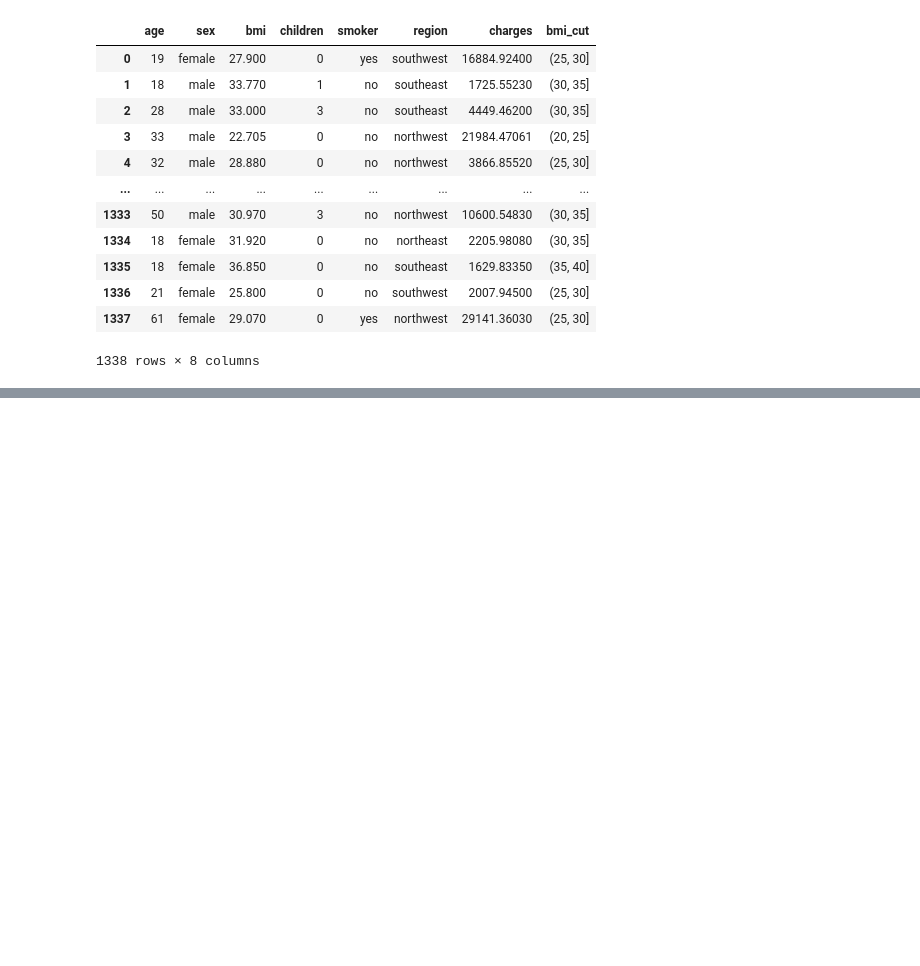
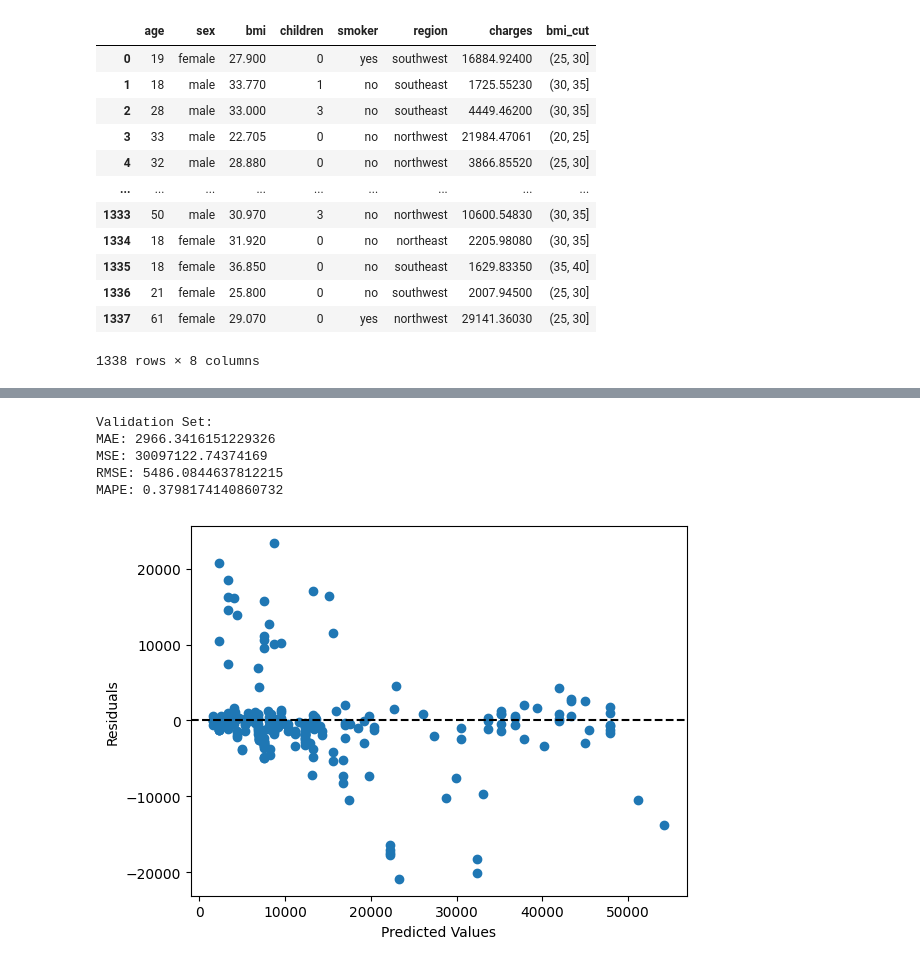
Before and after one commit to johann-wg/Kaggle, a Jupyter notebook: kaggle_medical_cost.ipynb, the cells around one changed output, grey strips where cells are left out. Saved outputs shown, nothing was run; the diff lists cells and outputs as text; code cells hidden in the pictures; blank space fills up the shorter version.

```diff
--- a/kaggle_medical_cost.ipynb
+++ b/kaggle_medical_cost.ipynb
@@ -113,0 +132,4 @@ data
+# %%
+scaler = MinMaxScaler()
+scaler.fit_transform(X_train)
+scaler.transform(X_test)
@@ -113,0 +150,37 @@ data
+# %%
+from sklearn.tree import DecisionTreeRegressor
+
+dt = DecisionTreeRegressor(max_depth=7, min_samples_leaf=2, min_samples_split=2)
+dt.fit(X_train, y_train)
+y_pred = dt.predict(X_test)
+# %%
+from sklearn.metrics import mean_absolute_error, mean_absolute_percentage_error, mean_squared_error
+
+# 모델 평가
+mse = mean_squared_error(y_test, y_pred)
+mae = mean_absolute_error(y_test, y_pred)
+rmse = np.sqrt(mse)
+mape = mean_absolute_percentage_error(y_test, y_pred)
+
+print('Validation Set:')
+print('MAE:', mae)
+print('MSE:', mse)
+print('RMSE:', rmse)
+print('MAPE:', mape)
+
+# 잔차 그래프 그리기
+residuals = y_test - y_pred
+plt.scatter(y_pred, residuals)
+plt.xlabel('Predicted Values')
+plt.ylabel('Residuals')
+plt.axhline(y=0, color='black', linestyle='--')
+# plt.xscale('log')
+# plt.yscale('log')
+plt.show()
+# %% [output]
+Validation Set:
+MAE: 2966.3416151229326
+MSE: 30097122.74374169
+RMSE: 5486.0844637812215
+MAPE: 0.3798174140860732
+[figure, added]
```
Also changed, not shown: parts of 12 cells of this notebook.
